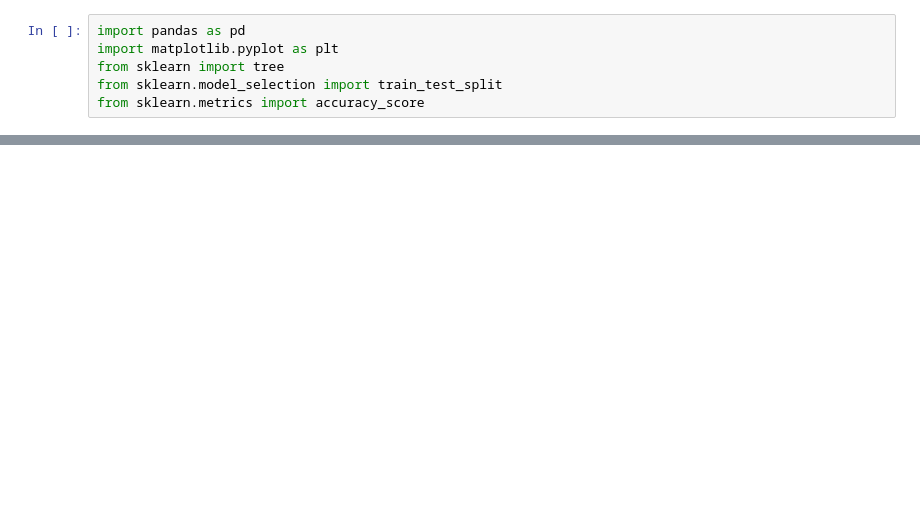
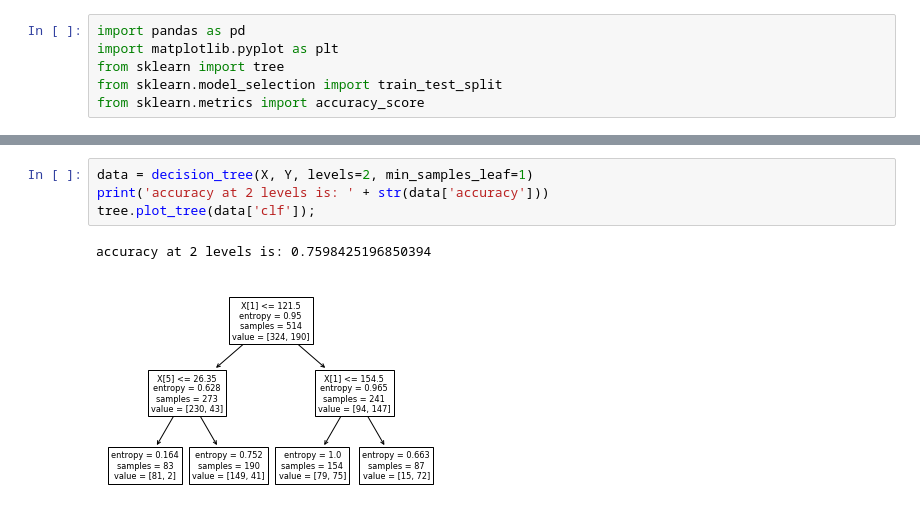
Before and after one commit to S010MON/machine_learning, a Jupyter notebook: ML_Lab_1.ipynb, the cells around one changed output, grey strips where cells are left out. Cells and saved outputs as stored; diff of their text form; blank space fills up the shorter version.

```diff
--- a/ML_Lab_1.ipynb
+++ b/ML_Lab_1.ipynb
@@ -71,0 +54,7 @@ accuracy_score(Y_test, Y_hat)
+# %%
+data = decision_tree(X, Y, levels=2, min_samples_leaf=1)
+print('accuracy at 2 levels is: ' + str(data['accuracy']))
+tree.plot_tree(data['clf']);
+# %% [output]
+accuracy at 2 levels is: 0.7598425196850394
+[figure, added]
```
Also changed, not shown: parts of 30 cells of this notebook.
